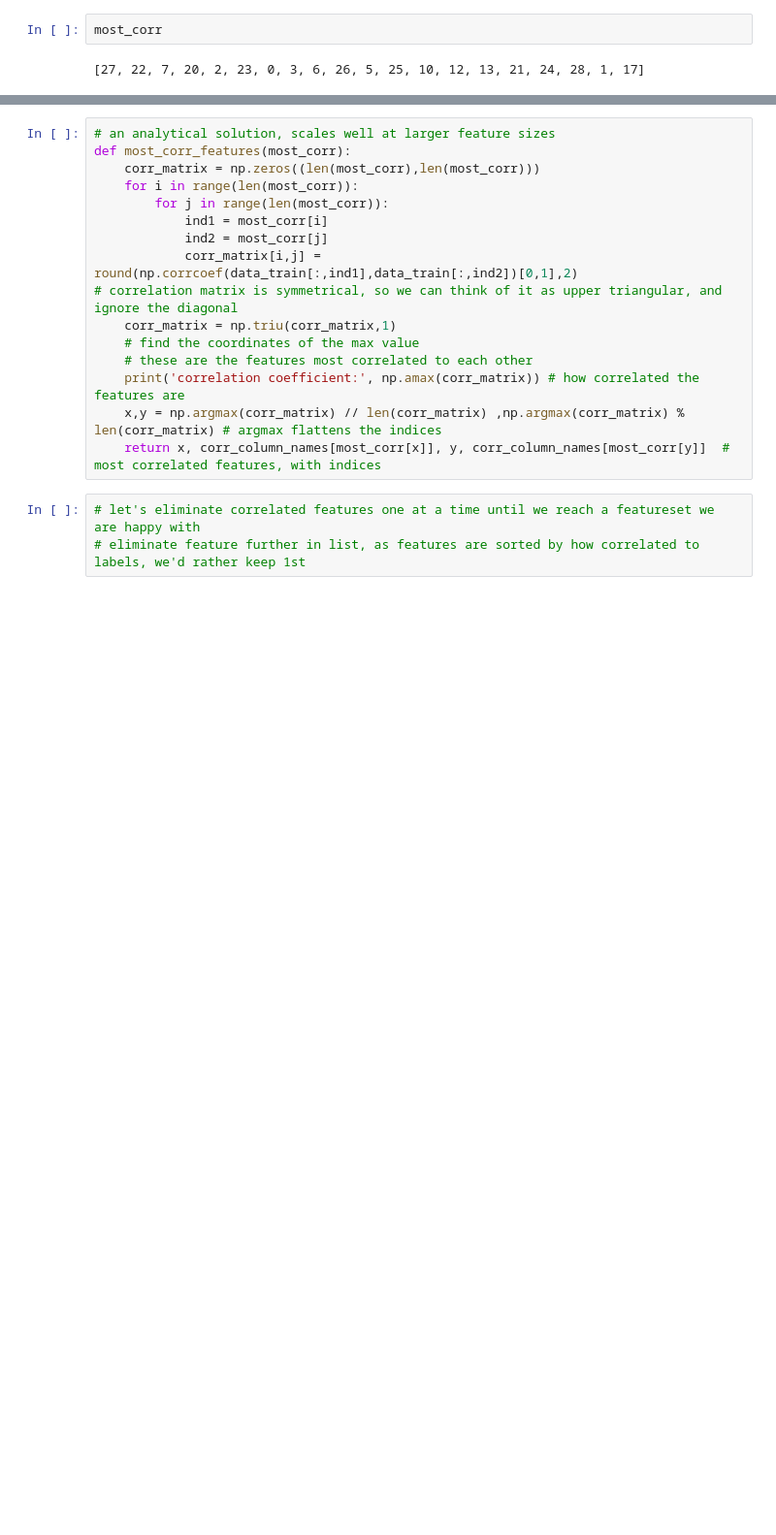
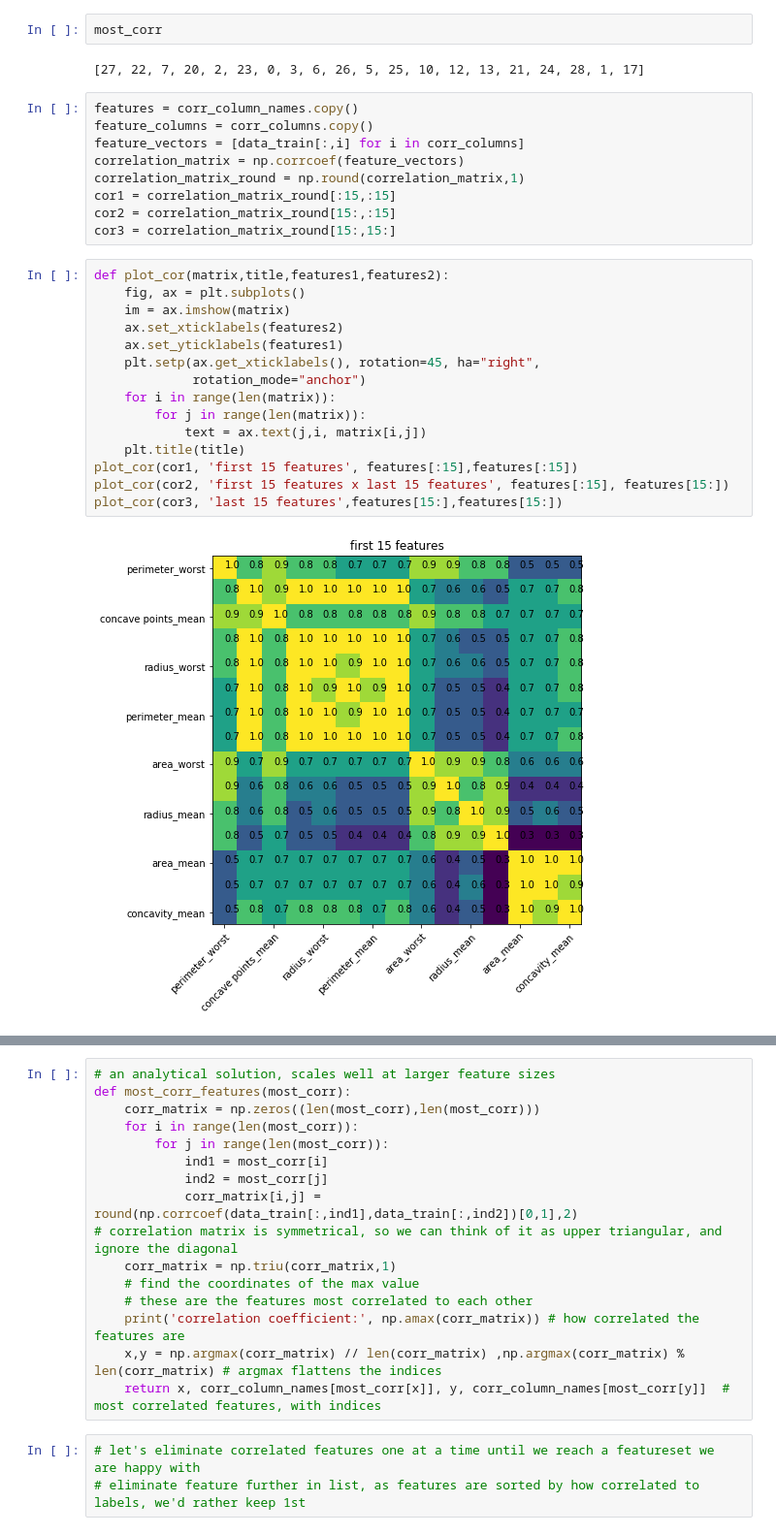
Before and after one commit to dalurie/Breast_Cancer_FNA, a Jupyter notebook: Breast_Cancer_FNA.ipynb, the cells around one changed output, grey strips where cells are left out. Shown: that part at 97% size. Cells and saved outputs as stored; diff of their text form; blank space fills up the shorter version.

```diff
--- a/Breast_Cancer_FNA.ipynb
+++ b/Breast_Cancer_FNA.ipynb
@@ -238,3 +237,29 @@ most_corr = corr_columns[:20]
 most_corr
 # %% [output]
 [27, 22, 7, 20, 2, 23, 0, 3, 6, 26, 5, 25, 10, 12, 13, 21, 24, 28, 1, 17]
+# %%
+features = corr_column_names.copy()
+feature_columns = corr_columns.copy()
+feature_vectors = [data_train[:,i] for i in corr_columns]
+correlation_matrix = np.corrcoef(feature_vectors)
+correlation_matrix_round = np.round(correlation_matrix,1)
+cor1 = correlation_matrix_round[:15,:15]
+cor2 = correlation_matrix_round[15:,:15]
+cor3 = correlation_matrix_round[15:,15:]
+# %%
+def plot_cor(matrix,title,features1,features2):
+    fig, ax = plt.subplots()
+    im = ax.imshow(matrix)
+    ax.set_xticklabels(features2)
+    ax.set_yticklabels(features1)
+    plt.setp(ax.get_xticklabels(), rotation=45, ha="right",
+             rotation_mode="anchor")
+    for i in range(len(matrix)):
+        for j in range(len(matrix)):
+            text = ax.text(j,i, matrix[i,j])
+    plt.title(title)
+plot_cor(cor1, 'first 15 features', features[:15],features[:15])
+plot_cor(cor2, 'first 15 features x last 15 features', features[:15], features[15:])
+plot_cor(cor3, 'last 15 features',features[15:],features[15:])
+# %% [output]
+[figure, added]
```
Also changed, not shown: parts of 40 cells of this notebook.
